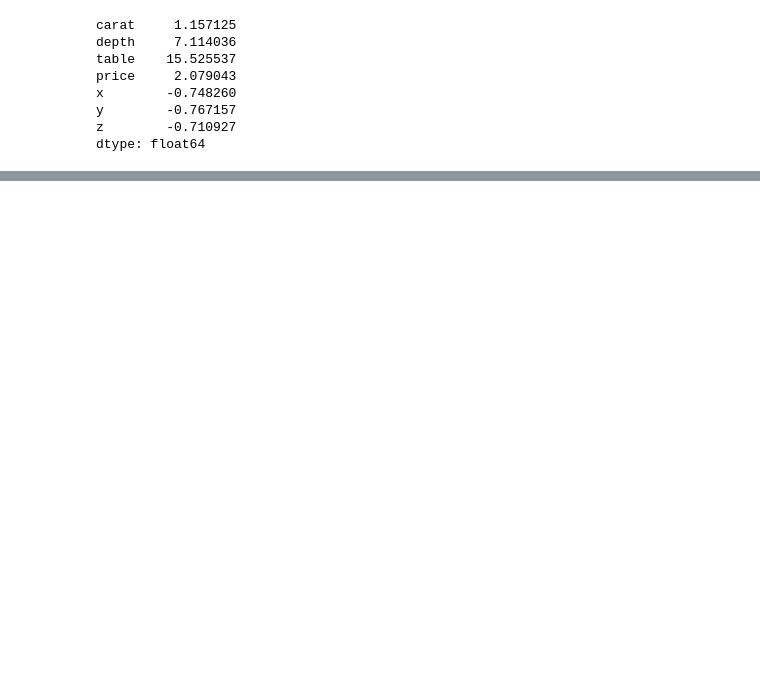
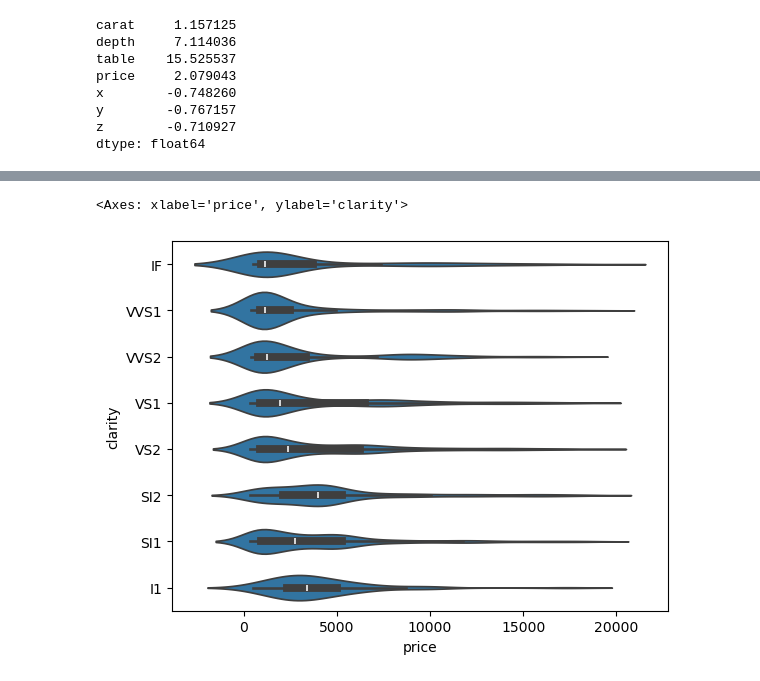
Before and after one commit to matiasmilla/xtream-ai-assignment-engineer, a Jupyter notebook: diamond_price_prediction.ipynb, the cells around one changed output, grey strips where cells are left out. Drawn from its saved outputs; the diff is of its cells as text; code cells hidden in the pictures; blank space fills up the shorter version.

```diff
--- a/diamond_price_prediction.ipynb
+++ b/diamond_price_prediction.ipynb
@@ -132,0 +151,5 @@ dtype: float64
+# %%
+sns.violinplot(x='price', y='clarity', data=df, order=['IF', 'VVS1', 'VVS2', 'VS1', 'VS2', 'SI2', 'SI1', 'I1'])
+# %% [output]
+<Axes: xlabel='price', ylabel='clarity'>
+[figure, added]
```
Also changed, not shown: parts of 17 cells of this notebook.
